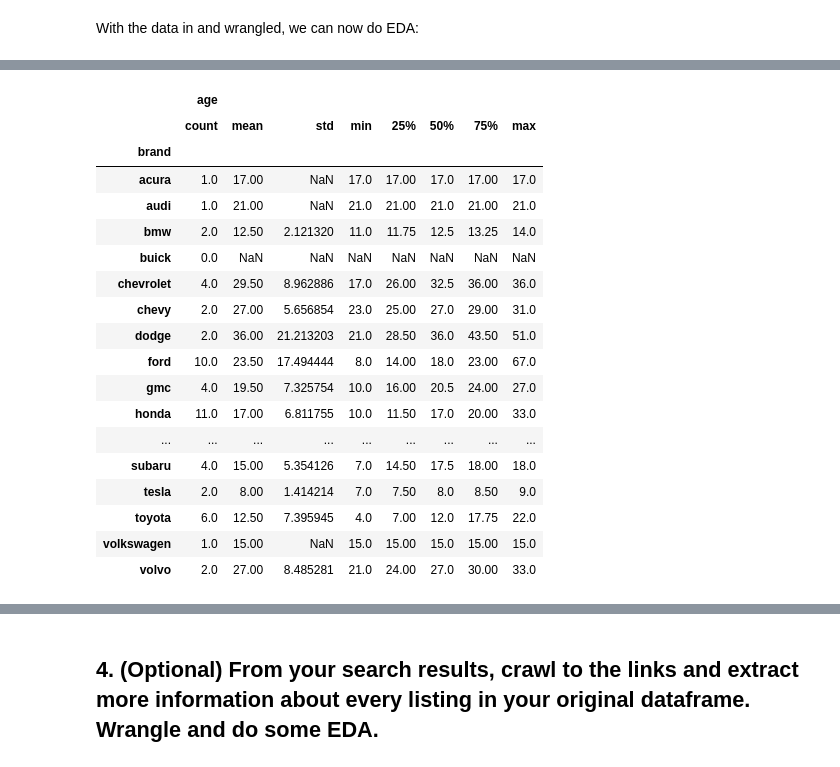
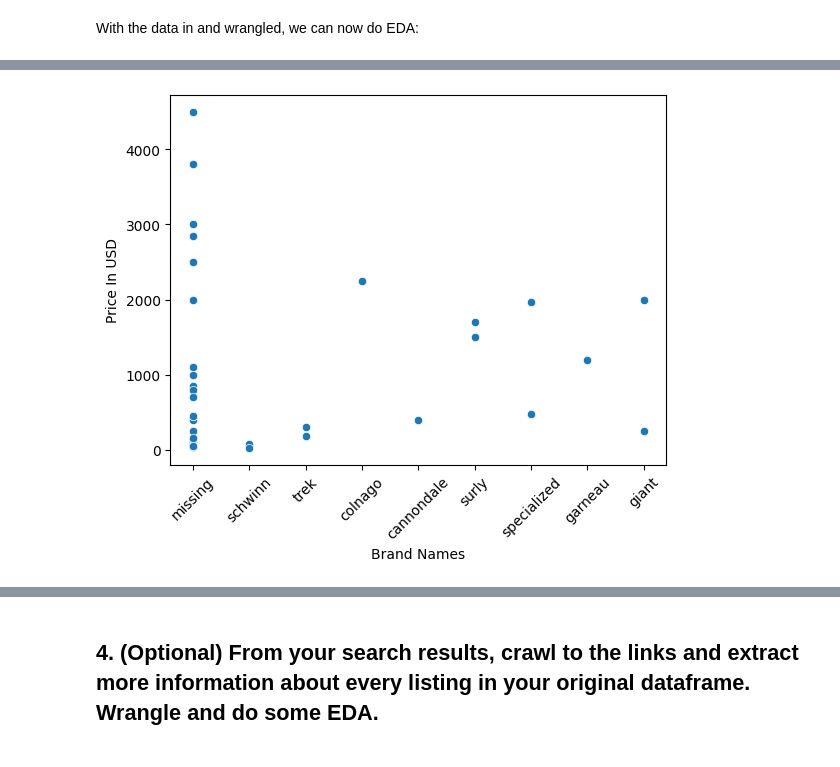
Before and after one commit to vrhughes/labs, a Jupyter notebook: 02_scraping/lab_notebook.ipynb, the cells around one changed output, grey strips where cells are left out. Saved outputs shown, nothing was run; the diff lists cells and outputs as text; code cells hidden in the pictures.

```diff
--- a/02_scraping/lab_notebook.ipynb
+++ b/02_scraping/lab_notebook.ipynb
@@ -169,24 +158,9 @@ df.loc[:,['price','brand']].groupby('brand').describe()
-# %%
-# Age by brand:
-df.loc[:,['age','brand']].groupby('brand').describe()
-# %% [output]
-|  | age |  |  |  |  |  |  |  |
-|  | count | mean | std | min | 25% | 50% | 75% | max |
-| brand |  |  |  |  |  |  |  |  |
-| acura | 1.0 | 17.00 | NaN | 17.0 | 17.00 | 17.0 | 17.00 | 17.0 |
-| audi | 1.0 | 21.00 | NaN | 21.0 | 21.00 | 21.0 | 21.00 | 21.0 |
-| bmw | 2.0 | 12.50 | 2.121320 | 11.0 | 11.75 | 12.5 | 13.25 | 14.0 |
-| buick | 0.0 | NaN | NaN | NaN | NaN | NaN | NaN | NaN |
-| chevrolet | 4.0 | 29.50 | 8.962886 | 17.0 | 26.00 | 32.5 | 36.00 | 36.0 |
-| chevy | 2.0 | 27.00 | 5.656854 | 23.0 | 25.00 | 27.0 | 29.00 | 31.0 |
-| dodge | 2.0 | 36.00 | 21.213203 | 21.0 | 28.50 | 36.0 | 43.50 | 51.0 |
-| ford | 10.0 | 23.50 | 17.494444 | 8.0 | 14.00 | 18.0 | 23.00 | 67.0 |
-| gmc | 4.0 | 19.50 | 7.325754 | 10.0 | 16.00 | 20.5 | 24.00 | 27.0 |
-| honda | 11.0 | 17.00 | 6.811755 | 10.0 | 11.50 | 17.0 | 20.00 | 33.0 |
-| ... | ... | ... | ... | ... | ... | ... | ... | ... |
-| subaru | 4.0 | 15.00 | 5.354126 | 7.0 | 14.50 | 17.5 | 18.00 | 18.0 |
-| tesla | 2.0 | 8.00 | 1.414214 | 7.0 | 7.50 | 8.0 | 8.50 | 9.0 |
-| toyota | 6.0 | 12.50 | 7.395945 | 4.0 | 7.00 | 12.0 | 17.75 | 22.0 |
-| volkswagen | 1.0 | 15.00 | NaN | 15.0 | 15.00 | 15.0 | 15.00 | 15.0 |
-| volvo | 2.0 | 27.00 | 8.485281 | 21.0 | 24.00 | 27.0 | 30.00 | 33.0 |
+# %%
+ax = sns.scatterplot(data=df, x='brand', y='price')
+plt.xticks(rotation=45)
+plt.xlabel("Brand Names")
+plt.ylabel("Price In USD")
+plt.show()
+# %% [output]
+[figure, added]
 # %%
```
Also changed, not shown: parts of 7 cells of this notebook.
